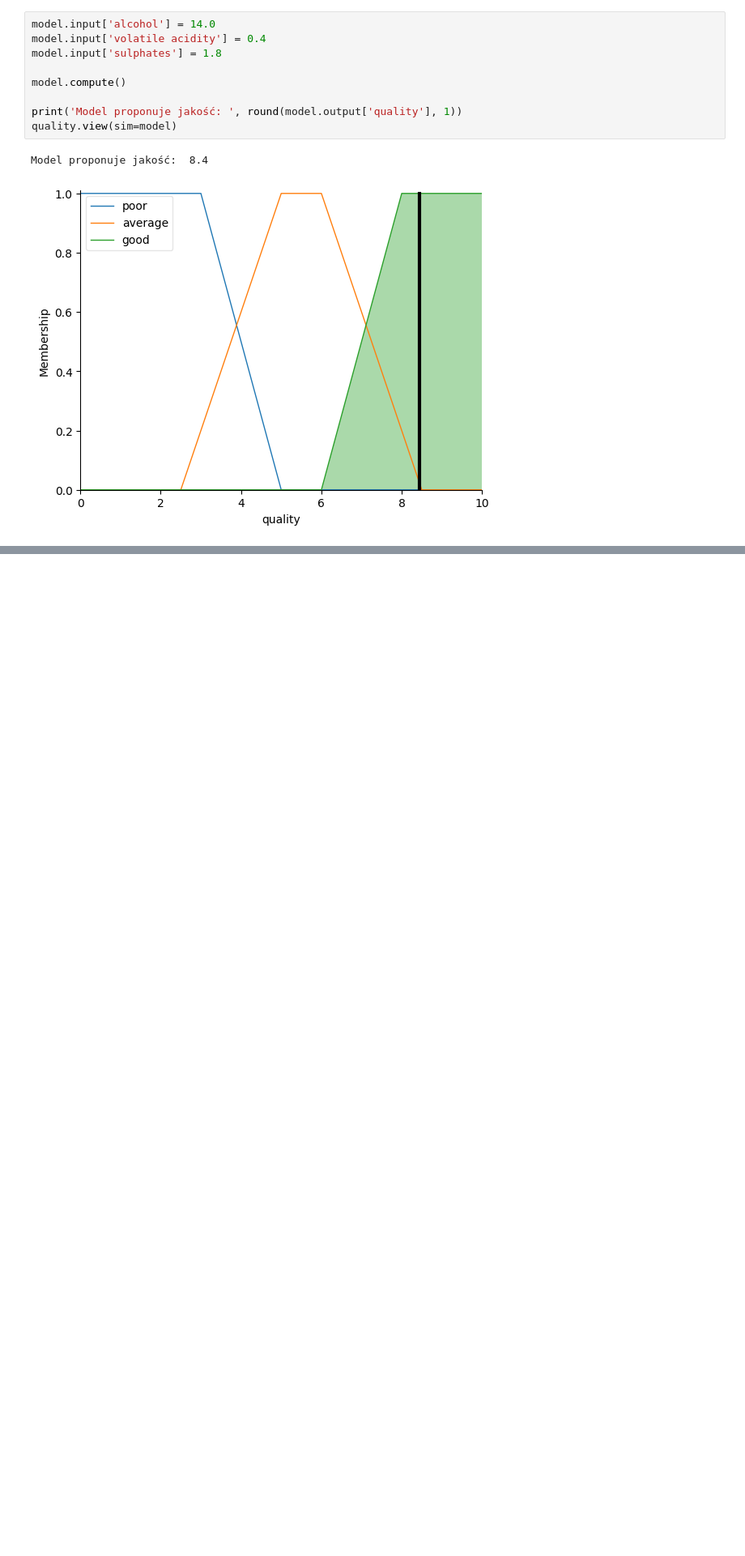
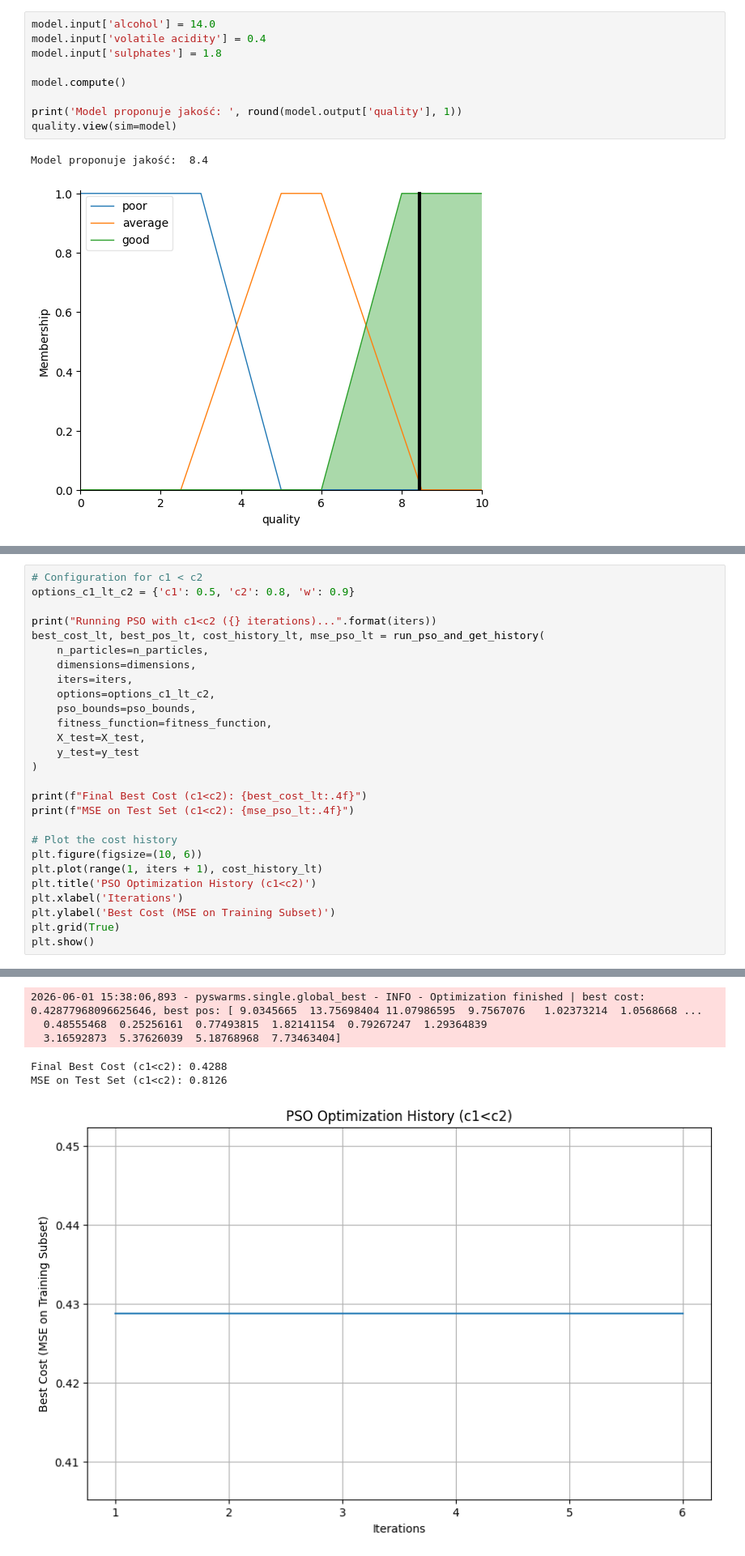
Before and after one commit to lisciu24/MIO-fuzzy-logic, a Jupyter notebook: MIO_project.ipynb, the cells around one changed output, grey strips where cells are left out. Shown at 81% size. Drawn from its saved outputs; the diff is of its cells as text; blank space fills up the shorter version.

```diff
--- a/MIO_project.ipynb
+++ b/MIO_project.ipynb
@@ -337,0 +635,28 @@ def fuzzy_system_creator(parameters):
+# %%
+# Configuration for c1 < c2
+options_c1_lt_c2 = {'c1': 0.5, 'c2': 0.8, 'w': 0.9}
+
+print("Running PSO with c1<c2 ({} iterations)...".format(iters))
+best_cost_lt, best_pos_lt, cost_history_lt, mse_pso_lt = run_pso_and_get_history(
+    n_particles=n_particles,
+    dimensions=dimensions,
+    iters=iters,
+    options=options_c1_lt_c2,
+    pso_bounds=pso_bounds,
+    fitness_function=fitness_function,
+    X_test=X_test,
+    y_test=y_test
+)
+
+print(f"Final Best Cost (c1<c2): {best_cost_lt:.4f}")
+print(f"MSE on Test Set (c1<c2): {mse_pso_lt:.4f}")
+
+# Plot the cost history
+plt.figure(figsize=(10, 6))
+plt.plot(range(1, iters + 1), cost_history_lt)
+plt.title('PSO Optimization History (c1<c2)')
+plt.xlabel('Iterations')
+plt.ylabel('Best Cost (MSE on Training Subset)')
+plt.grid(True)
+plt.show()
+# %% [output]
@@ -337,0 +665,6 @@ def fuzzy_system_creator(parameters):
+2026-06-01 15:38:06,893 - pyswarms.single.global_best - INFO - Optimization finished | best cost: 0.42877968096625646, best pos: [ 9.0345665  13.75698404 11.07986595  9.7567076   1.02373214  1.0568668 ...
+  0.48555468  0.25256161  0.77493815  1.82141154  0.79267247  1.29364839
+  3.16592873  5.37626039  5.18768968  7.73463404]
+Final Best Cost (c1<c2): 0.4288
+MSE on Test Set (c1<c2): 0.8126
+[figure, added]
```
Also changed, not shown: parts of 20 cells of this notebook.
